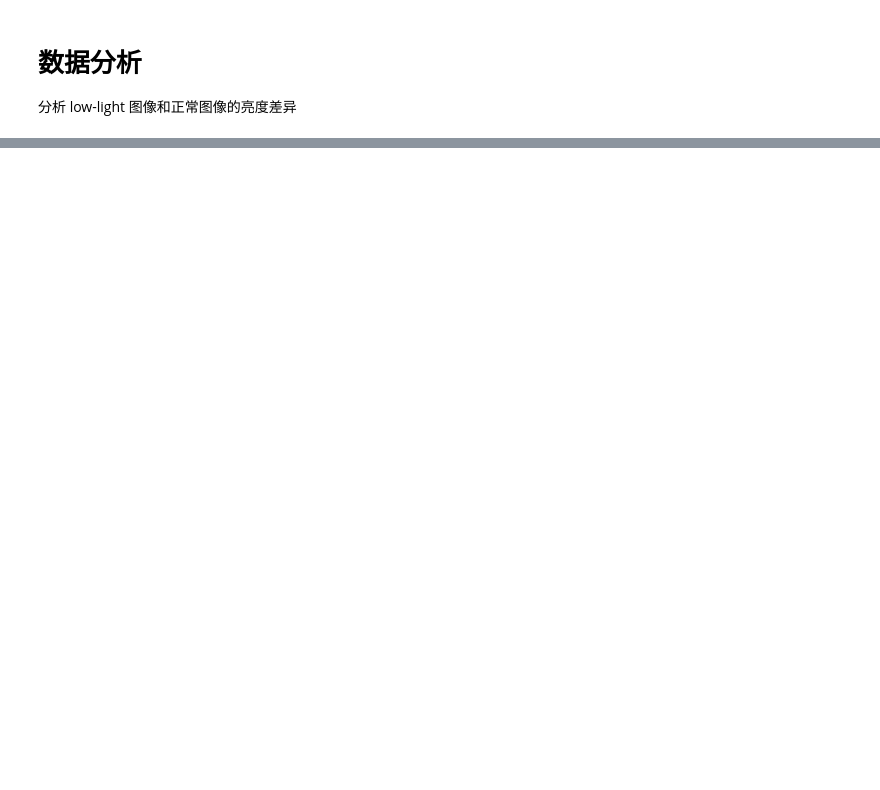
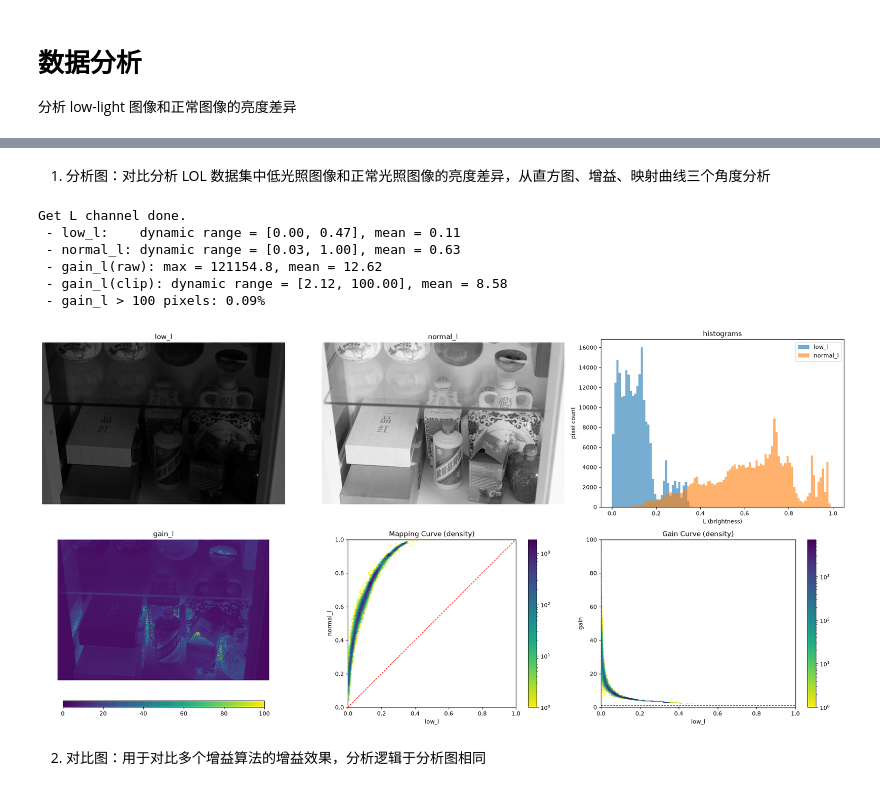
Before and after one commit to Mingzi-Grove/low-light-image-enhancement, a Jupyter notebook: data/lol/analysis.ipynb, the cells around one changed output, grey strips where cells are left out. Cells and saved outputs as stored; diff of their text form; code cells hidden in the pictures; blank space fills up the shorter version.

```diff
--- a/data/lol/analysis.ipynb
+++ b/data/lol/analysis.ipynb
@@ -98,0 +4,56 @@ Get L channel done.
+# %% [markdown]
+1. 分析图：对比分析 LOL 数据集中低光照图像和正常光照图像的亮度差异，从直方图、增益、映射曲线三个角度分析
+# %%
+import numpy
+import cv2
+import matplotlib.colors as mcolors
+from lowlight_image_enhance import utils, colorspace
+from lowlight_image_enhance.analysis import ana_light
+import matplotlib.pyplot as plt
+
+# 0. 参数
+LOW_MIN = 1e-6       # 仅防除零的最小分母
+
+# 1. read an image
+# 注：物理目录仍为 high/（LOL 数据集原始命名），这里 normal 指"正常光图"
+low_bgr_u8 = utils.imread("low/44.png")
+normal_bgr_u8 = utils.imread("high/44.png")
+
+# 2. normalize
+low_bgr_f32 = utils.normalize(low_bgr_u8)
+normal_bgr_f32 = utils.normalize(normal_bgr_u8)
+
+# 3. convert to LCH
+low_lch = colorspace.BGR2LCH(low_bgr_f32)
+normal_lch = colorspace.BGR2LCH(normal_bgr_f32)
+
+# 4. get L channel
+low_l = low_lch[:, :, 0]
+normal_l = normal_lch[:, :, 0]
+
+# 5. 统计信息
+gain_raw = normal_l / numpy.maximum(low_l, LOW_MIN)   # 真实增益（可能很大）
+gain_clip = numpy.minimum(gain_raw, ana_light.GAIN_VMAX)
+exceed = gain_raw > ana_light.GAIN_VMAX
+percent_exceed = 100.0 * numpy.sum(exceed) / low_l.size
+
+print("Get L channel done.")
+print(f" - low_l:    dynamic range = [{low_l.min():.2f}, {low_l.max():.2f}], mean = {low_l.mean():.2f}")
+print(f" - normal_l: dynamic range = [{normal_l.min():.2f}, {normal_l.max():.2f}], mean = {normal_l.mean():.2f}")
+print(f" - gain_l(raw): max = {gain_raw.max():.1f}, mean = {gain_raw.mean():.2f}")
+print(f" - gain_l(clip): dynamic range = [{gain_clip.min():.2f}, {gain_clip.max():.2f}], mean = {gain_clip.mean():.2f}")
+print(f" - gain_l > {ana_light.GAIN_VMAX:.0f} pixels: {percent_exceed:.2f}%")
+
+# 6. 调用分析图函数（2x3 详细分析图）
+ana_light.plot_pair(low_l, normal_l)
+plt.show()
+# %% [output]
+Get L channel done.
+ - low_l:    dynamic range = [0.00, 0.47], mean = 0.11
+ - normal_l: dynamic range = [0.03, 1.00], mean = 0.63
+ - gain_l(raw): max = 121154.8, mean = 12.62
+ - gain_l(clip): dynamic range = [2.12, 100.00], mean = 8.58
+ - gain_l > 100 pixels: 0.09%
+[figure, added]
+# %% [markdown]
+2. 对比图：用于对比多个增益算法的增益效果，分析逻辑于分析图相同
```
Also changed, not shown: parts of 2 cells of this notebook, 5 other files.
